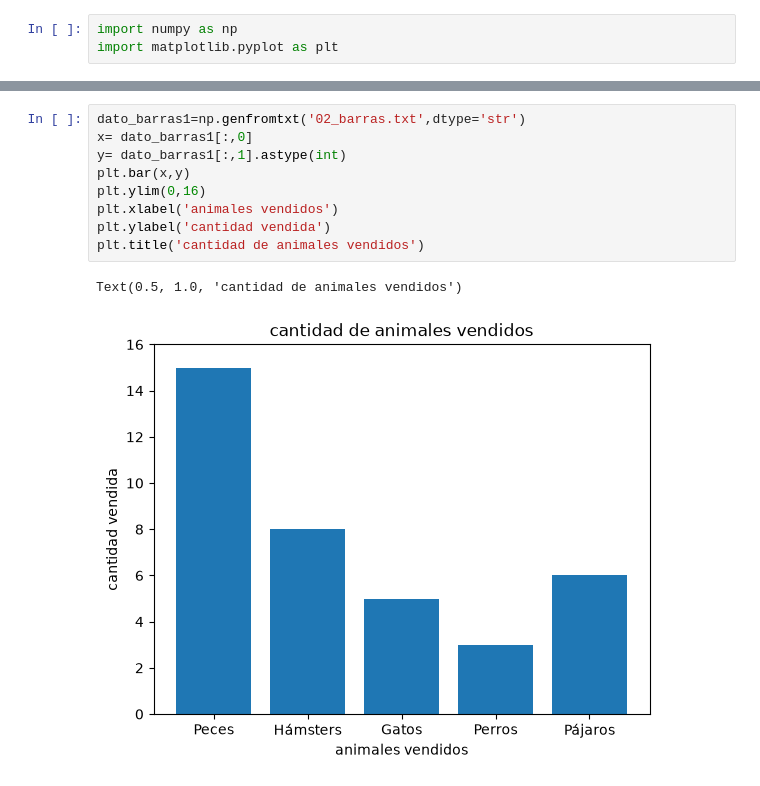
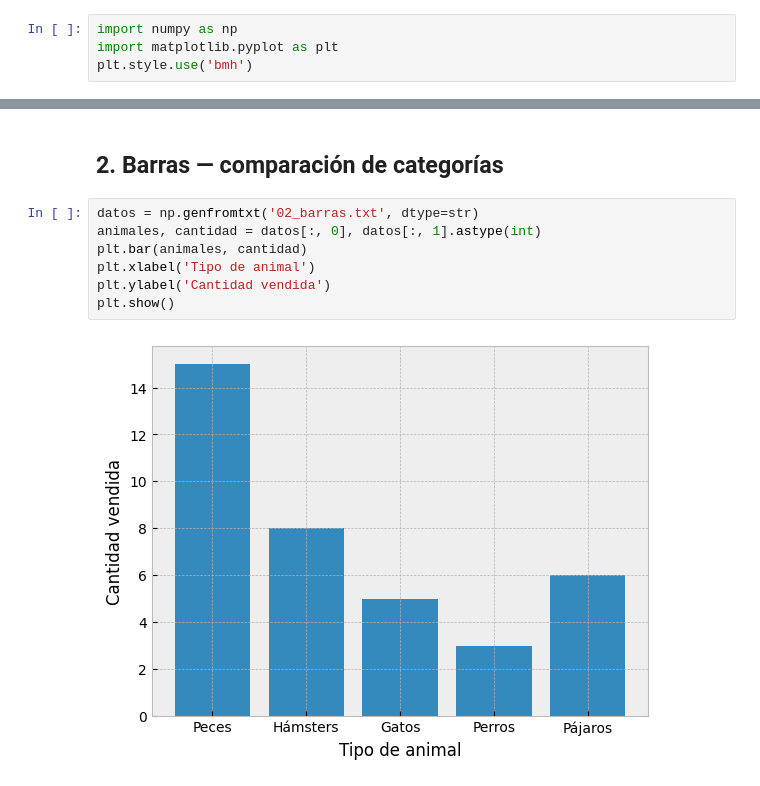
Before and after one commit to Dewscot/Clases, a Jupyter notebook: Lab 1/Ejercicios/Graficas/Graficas_ejercicios.ipynb, the cells around one changed output, grey strips where cells are left out. Saved outputs shown, nothing was run; the diff lists cells and outputs as text.

```diff
--- a/Lab 1/Ejercicios/Graficas/Graficas_ejercicios.ipynb
+++ b/Lab 1/Ejercicios/Graficas/Graficas_ejercicios.ipynb
@@ -1,3 +4,4 @@
 # %%
 import numpy as np
 import matplotlib.pyplot as plt
+plt.style.use('bmh')
@@ -26,12 +21,11 @@ plt.show()
+# %% [markdown]
+## 2. Barras — comparación de categorías
 # %%
-dato_barras1=np.genfromtxt('02_barras.txt',dtype='str')
-x= dato_barras1[:,0]
-y= dato_barras1[:,1].astype(int)
-plt.bar(x,y)
-plt.ylim(0,16)
-plt.xlabel('animales vendidos')
-plt.ylabel('cantidad vendida')
-plt.title('cantidad de animales vendidos')
+datos = np.genfromtxt('02_barras.txt', dtype=str)
+animales, cantidad = datos[:, 0], datos[:, 1].astype(int)
+plt.bar(animales, cantidad)
+plt.xlabel('Tipo de animal')
+plt.ylabel('Cantidad vendida')
+plt.show()
 # %% [output]
-Text(0.5, 1.0, 'cantidad de animales vendidos')
-[figure, old version]
+[figure, new version]
```
Also changed, not shown: parts of 13 cells of this notebook, 11 other files.
